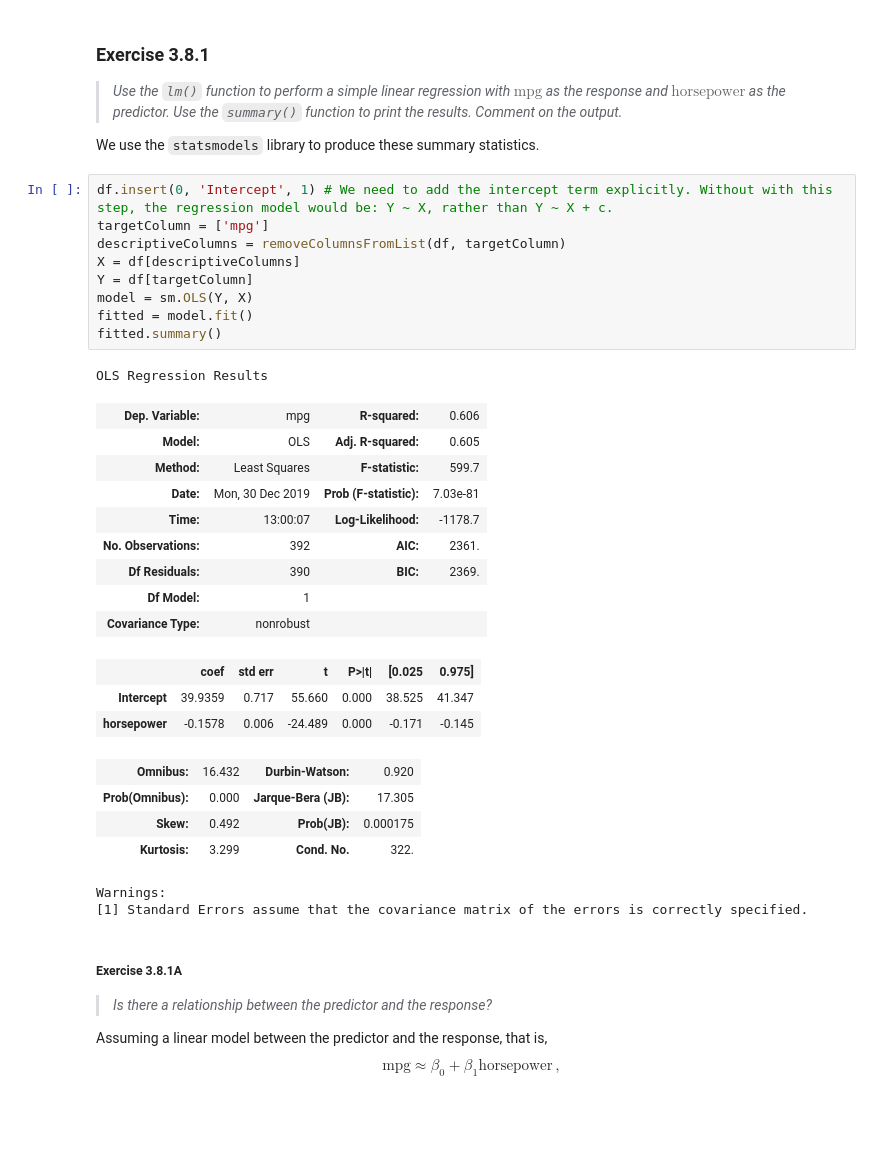
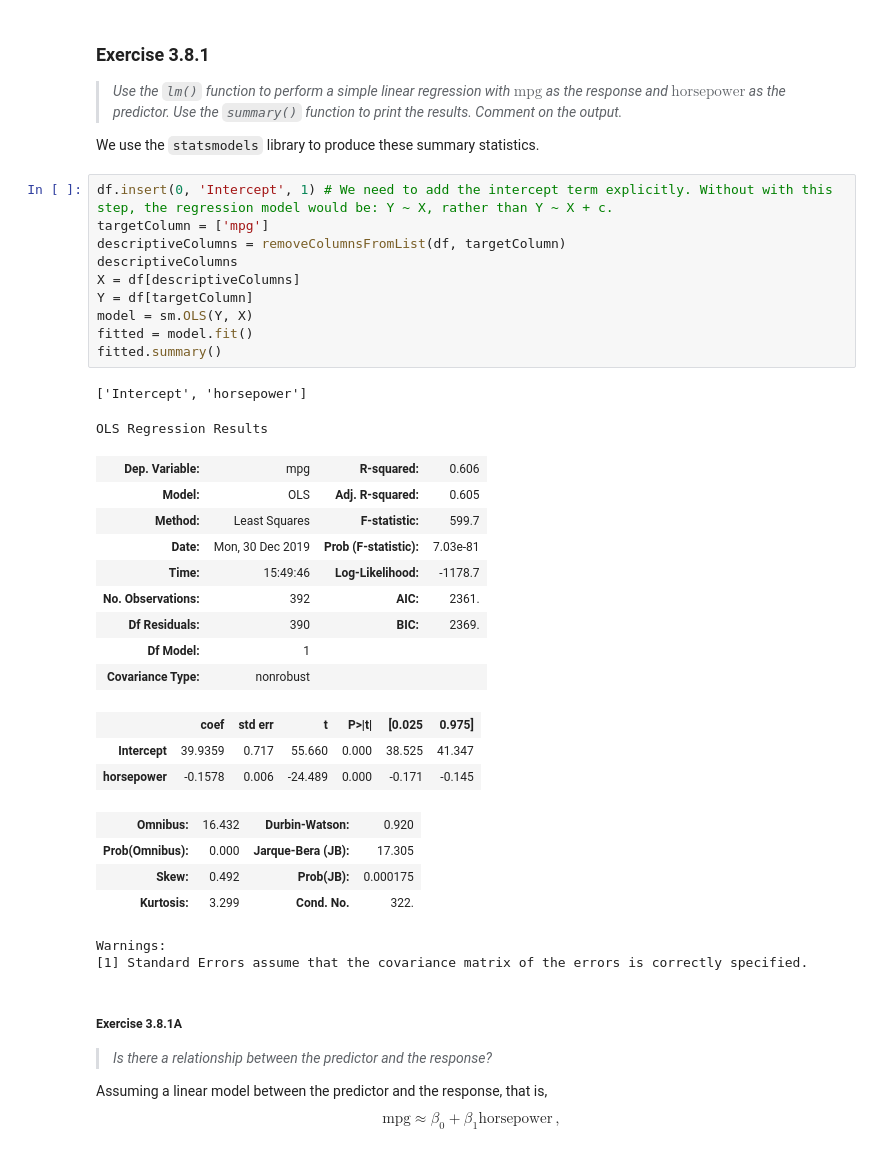
Before and after one commit to HerrBroekman/Python-solutions-for-An-Introduction-to-Statistical-Learning, a Jupyter notebook: Chapter3/Exercise8/3_8.ipynb, the cells around one changed output. Drawn from its saved outputs; the diff is of its cells as text; blank space fills up the shorter version.

```diff
--- a/Chapter3/Exercise8/3_8.ipynb
+++ b/Chapter3/Exercise8/3_8.ipynb
@@ -102,19 +102,21 @@ _ = pd.plotting.scatter_matrix(df, figsize=(6, 6))
 # %%
 df.insert(0, 'Intercept', 1) # We need to add the intercept term explicitly. Without with this step, the regression model would be: Y ~ X, rather than Y ~ X + c.
 targetColumn = ['mpg']
 descriptiveColumns = removeColumnsFromList(df, targetColumn)
+descriptiveColumns
 X = df[descriptiveColumns]
 Y = df[targetColumn]
 model = sm.OLS(Y, X)
 fitted = model.fit()
 fitted.summary()
 # %% [output]
-OLS Regression Results
+['Intercept', 'horsepower']
+OLS Regression Results
 | Dep. Variable: | mpg | R-squared: | 0.606 |
 | Model: | OLS | Adj. R-squared: | 0.605 |
 | Method: | Least Squares | F-statistic: | 599.7 |
 | Date: | Mon, 30 Dec 2019 | Prob (F-statistic): | 7.03e-81 |
-| Time: | 13:00:07 | Log-Likelihood: | -1178.7 |
+| Time: | 15:49:46 | Log-Likelihood: | -1178.7 |
 | No. Observations: | 392 | AIC: | 2361. |
 | Df Residuals: | 390 | BIC: | 2369. |
 | Df Model: | 1 |  |  |
@@ -126,8 +128,8 @@ OLS Regression Results
 | Prob(Omnibus): | 0.000 | Jarque-Bera (JB): | 17.305 |
 | Skew: | 0.492 | Prob(JB): | 0.000175 |
 | Kurtosis: | 3.299 | Cond. No. | 322. |
-Warnings:
-[1] Standard Errors assume that the covariance matrix of the errors is correctly specified.
+Warnings:
+[1] Standard Errors assume that the covariance matrix of the errors is correctly specified.
 # %% [markdown]
 <h5>Exercise 3.8.1A</h5>
 <blockquote>
```
Also changed, not shown: parts of 3 cells of this notebook, 3 other files.
